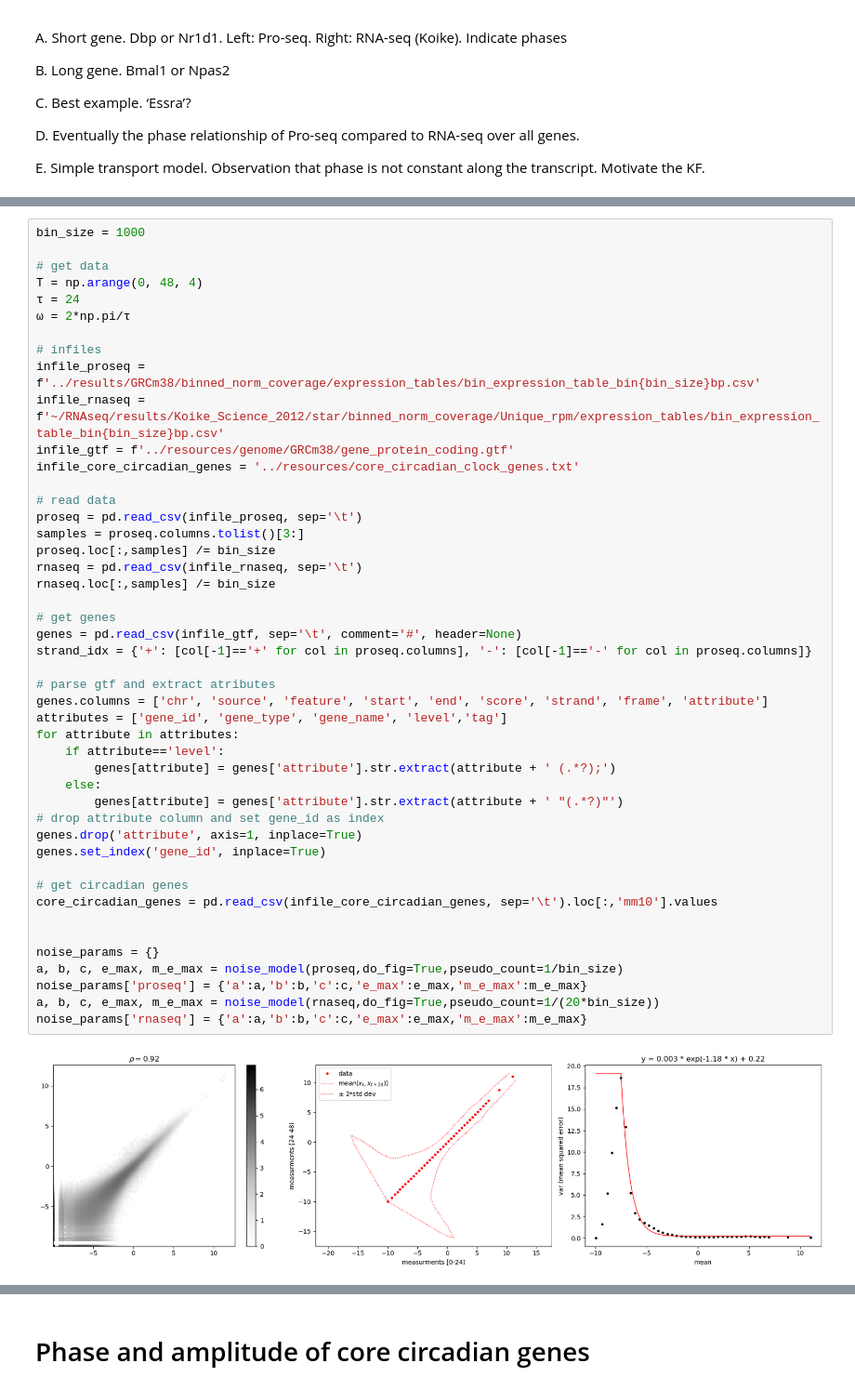
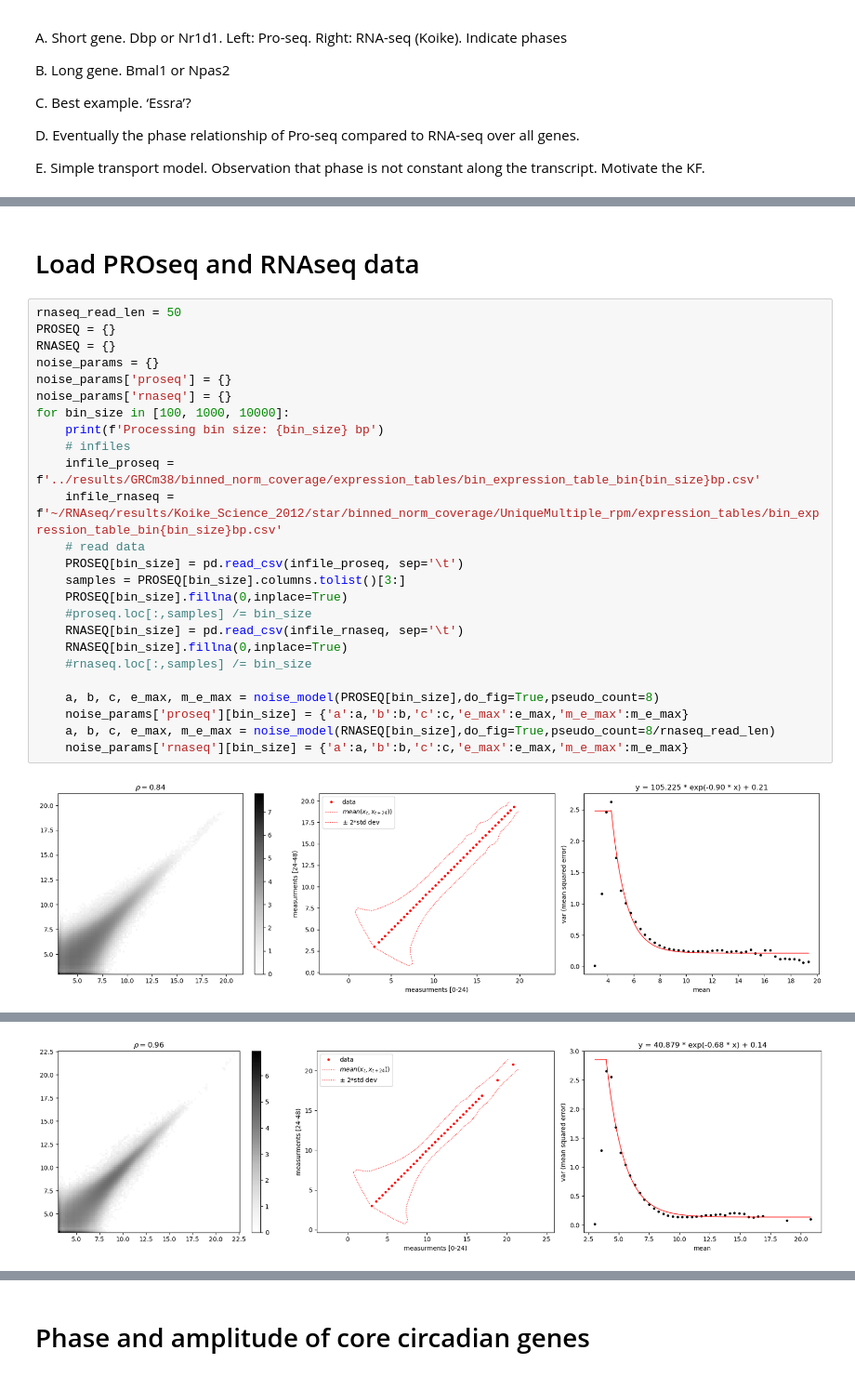
Before and after one commit to jmbreda/PROseq, a Jupyter notebook: notebooks/Figure1.ipynb, the cells around one changed output, grey strips where cells are left out. Shown at 93% size. Saved outputs shown, nothing was run; the diff lists cells and outputs as text.

```diff
--- a/notebooks/Figure1.ipynb
+++ b/notebooks/Figure1.ipynb
@@ -167,48 +221,29 @@ E. Simple transport model. Observation that phase is not constant along the tran
+# %% [markdown]
+# Load PROseq and RNAseq data
 # %%
-bin_size = 1000
+rnaseq_read_len = 50
+PROSEQ = {}
+RNASEQ = {}
+noise_params = {}
+noise_params['proseq'] = {}
+noise_params['rnaseq'] = {}
+for bin_size in [100, 1000, 10000]:
+    print(f'Processing bin size: {bin_size} bp')
+    # infiles
+    infile_proseq = f'../results/GRCm38/binned_norm_coverage/expression_tables/bin_expression_table_bin{bin_size}bp.csv'
+    infile_rnaseq = f'~/RNAseq/results/Koike_Science_2012/star/binned_norm_coverage/UniqueMultiple_rpm/expression_tables/bin_expression_table_bin{bin_size}bp.csv'
+    # read data
+    PROSEQ[bin_size] = pd.read_csv(infile_proseq, sep='\t')
+    samples = PROSEQ[bin_size].columns.tolist()[3:]
+    PROSEQ[bin_size].fillna(0,inplace=True)
+    #proseq.loc[:,samples] /= bin_size
+    RNASEQ[bin_size] = pd.read_csv(infile_rnaseq, sep='\t')
+    RNASEQ[bin_size].fillna(0,inplace=True)
+    #rnaseq.loc[:,samples] /= bin_size
 
-# get data
-T = np.arange(0, 48, 4)
-τ = 24
-ω = 2*np.pi/τ
-
-# infiles
-infile_proseq = f'../results/GRCm38/binned_norm_coverage/expression_tables/bin_expression_table_bin{bin_size}bp.csv'
-infile_rnaseq = f'~/RNAseq/results/Koike_Science_2012/star/binned_norm_coverage/Unique_rpm/expression_tables/bin_expression_table_bin{bin_size}bp.csv'
-infile_gtf = f'../resources/genome/GRCm38/gene_protein_coding.gtf'
-infile_core_circadian_genes = '../resources/core_circadian_clock_genes.txt'
-
-# read data
-proseq = pd.read_csv(infile_proseq, sep='\t')
-samples = proseq.columns.tolist()[3:]
-proseq.loc[:,samples] /= bin_size
-rnaseq = pd.read_csv(infile_rnaseq, sep='\t')
-rnaseq.loc[:,samples] /= bin_size
-
-# get genes
-genes = pd.read_csv(infile_gtf, sep='\t', comment='#', header=None)
-strand_idx = {'+': [col[-1]=='+' for col in proseq.columns], '-': [col[-1]=='-' for col in proseq.columns]}
-
-# parse gtf and extract atributes
-genes.columns = ['chr', 'source', 'feature', 'start', 'end', 'score', 'strand', 'frame', 'attribute']
-attributes = ['gene_id', 'gene_type', 'gene_name', 'level','tag']
-for attribute in attributes:
-    if attribute=='level':
-        genes[attribute] = genes['attribute'].str.extract(attribute + ' (.*?);')
-    else:
-        genes[attribute] = genes['attribute'].str.extract(attribute + ' "(.*?)"')
-# drop attribute column and set gene_id as index
-genes.drop('attribute', axis=1, inplace=True)
-genes.set_index('gene_id', inplace=True)
-
-# get circadian genes
-core_circadian_genes = pd.read_csv(infile_core_circadian_genes, sep='\t').loc[:,'mm10'].values
-
-
-noise_params = {}
-a, b, c, e_max, m_e_max = noise_model(proseq,do_fig=True,pseudo_count=1/bin_size)
-noise_params['proseq'] = {'a':a,'b':b,'c':c,'e_max':e_max,'m_e_max':m_e_max}
-a, b, c, e_max, m_e_max = noise_model(rnaseq,do_fig=True,pseudo_count=1/(20*bin_size))
-noise_params['rnaseq'] = {'a':a,'b':b,'c':c,'e_max':e_max,'m_e_max':m_e_max}
+    a, b, c, e_max, m_e_max = noise_model(PROSEQ[bin_size],do_fig=True,pseudo_count=8)
+    noise_params['proseq'][bin_size] = {'a':a,'b':b,'c':c,'e_max':e_max,'m_e_max':m_e_max}
+    a, b, c, e_max, m_e_max = noise_model(RNASEQ[bin_size],do_fig=True,pseudo_count=8/rnaseq_read_len)
+    noise_params['rnaseq'][bin_size] = {'a':a,'b':b,'c':c,'e_max':e_max,'m_e_max':m_e_max}
 # %% [output]
-[figure, old version]
+[figure, new version]
@@ -215,0 +251 @@ noise_params['rnaseq'] = {'a':a,'b':b,'c':c,'e_max':e_max,'m_e_max':m_e_max}
+[figure, added]
```
Also changed, not shown: parts of 8 cells of this notebook, 9 other files.
